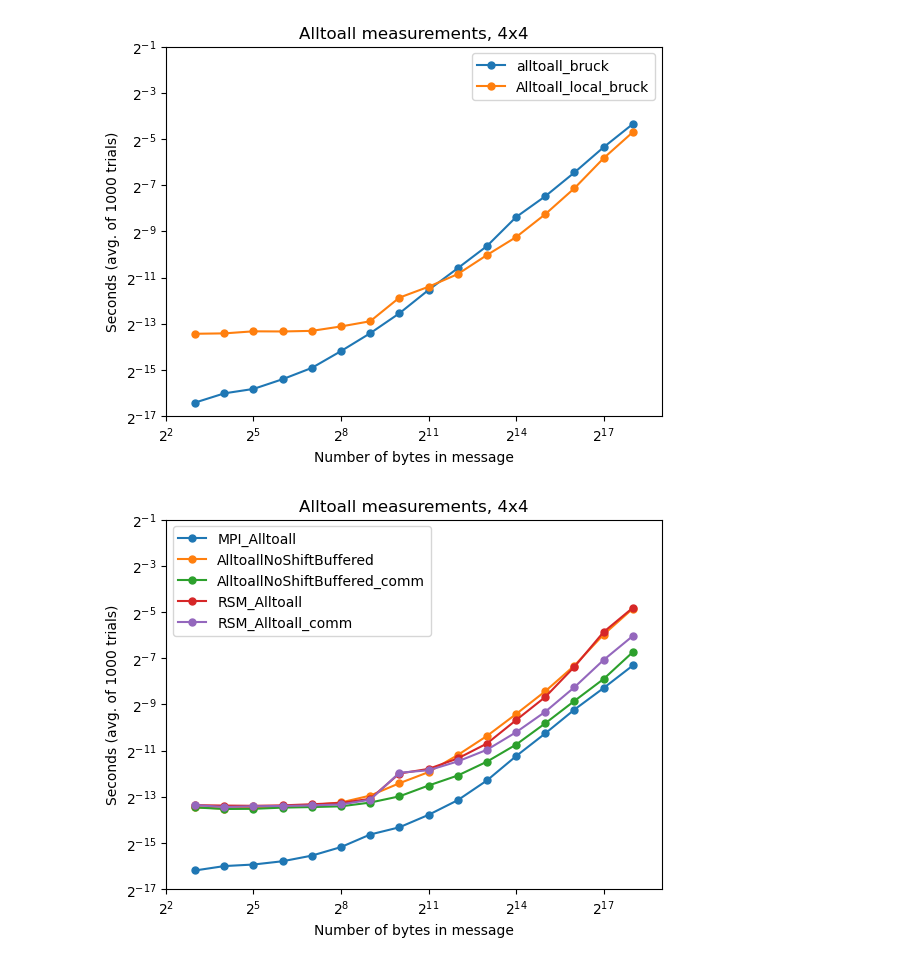
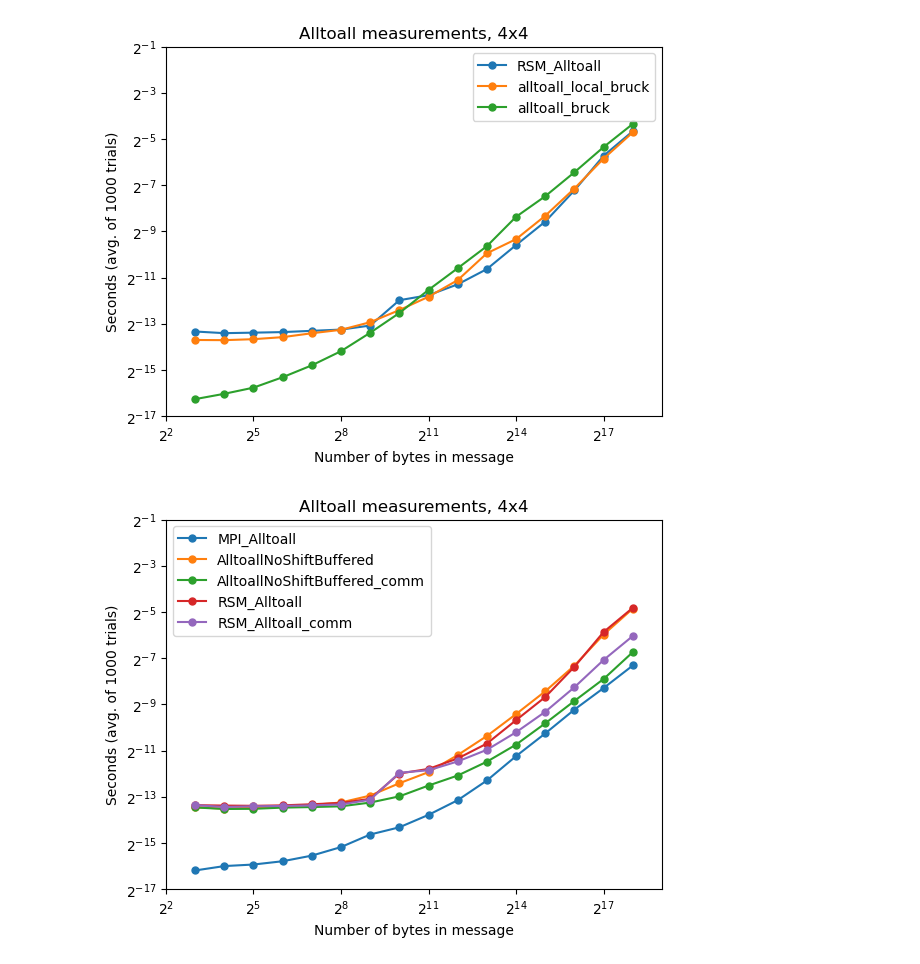
Before and after one commit to mctimm/CS542-Project, a Jupyter notebook: plots.ipynb, the cells around one changed output. Saved outputs shown, nothing was run; the diff lists cells and outputs as text; code cells hidden in the pictures.

```diff
--- a/plots.ipynb
+++ b/plots.ipynb
@@ -14,39 +14,39 @@ data_mpipack = data_4x4[data_4x4["algorithm"] == "RSM_Alltoall_mpipack"]
 data_manpack_sr = data_4x4[data_4x4["algorithm"] == "RSM_Alltoall_manpack_sendrecv"]
 data_sr = data_4x4[data_4x4["algorithm"] == "RSM_Alltoall_sendrecv"]
 data_wait = data_4x4[data_4x4["algorithm"] == "RSM_Alltoall_wait"]
-data_local_bruck = data_4x4[data_4x4["algorithm"] == "Alltoall_local_bruck"]
+data_local_bruck = data_4x4[data_4x4["algorithm"] == "alltoall_local_bruck"]
 data_bruck = data_4x4[data_4x4["algorithm"] == "alltoall_bruck"]
 # %%
 fig = plt.figure()
 ax = fig.add_subplot(1, 1, 1)
 
 # ax.plot(data_openmpi["num_doubles_per_proc"]*8/16, data_openmpi["seconds"], 'o-', label='MPI_Alltoall', markersize=5)
 # ax.plot(data_local["num_doubles_per_proc"]*8/16, data_local["seconds"], 'o-', label='AlltoallVarSize', markersize=5)
 # ax.plot(data_comm["num_doubles_per_proc"]*8/16, data_comm["seconds"], 'o-', label='AlltoallVarSize_comm', markersize=5)
 # ax.plot(data_buff["num_doubles_per_proc"]*8/16, data_buff["seconds"], 'o-', label='AlltoallNoShiftBuffered', markersize=5)
 
-# ax.plot(data_rsm["num_doubles_per_proc"]*8/16, data_rsm["seconds"], 'o-', label='RSM_Alltoall', markersize=5)
+ax.plot(data_rsm["num_doubles_per_proc"]*8/16, data_rsm["seconds"], 'o-', label='RSM_Alltoall', markersize=5)
 # ax.plot(data_manpack["num_doubles_per_proc"]*8/16, data_manpack["seconds"], 'o-', label='RSM_Alltoall_manpack', markersize=5)
 # ax.plot(data_mpipack["num_doubles_per_proc"]*8/16, data_mpipack["seconds"], 'o-', label='RSM_Alltoall_mpipack', markersize=5)
 # ax.plot(data_manpack_sr["num_doubles_per_proc"]*8/16, data_manpack_sr["seconds"], 'o-', label='RSM_Alltoall_manpack_sendrecieve', markersize=5)
 # ax.plot(data_sr["num_doubles_per_proc"]*8/16, data_sr["seconds"], 'o-', label='RSM_Alltoall_sendrecv', markersize=5)
 # ax.plot(data_wait["num_doubles_per_proc"]*8/16, data_wait["seconds"], 'o-', label='RSM_Alltoall_wait', markersize=5)
 
+ax.plot(data_local_bruck["num_doubles_per_proc"]*8/16, data_local_bruck["seconds"], 'o-', label='alltoall_local_bruck', markersize=5)
 ax.plot(data_bruck["num_doubles_per_proc"]*8/16, data_bruck["seconds"], 'o-', label='alltoall_bruck', markersize=5)
-ax.plot(data_local_bruck["num_doubles_per_proc"]*8/16, data_local_bruck["seconds"], 'o-', label='Alltoall_local_bruck', markersize=5)
 
 plt.xlim([2**2, 2**19])
 plt.ylim([2**-17, 2**-1])
 ax.set_xscale('log', base=2)
 ax.set_yscale('log', base=2)
 ax.set_title("Alltoall measurements, 4x4")
 ax.set_xlabel("Number of bytes in message")
 ax.set_ylabel("Seconds (avg. of 1000 trials)")
 ax.legend()
 plt.savefig("alltoall_4x4.jpg")
 plt.show()
 # %% [output]
-[figure, old version]
+[figure, new version]
 # %%
 data_4x4_2 = pd.read_csv('results_4x4_2.csv')
 data_openmpi = data_4x4_2[data_4x4_2["algorithm"] == "MPI_Alltoall"]
```
Also changed, not shown: parts of 1 cell of this notebook, 1 other file.
